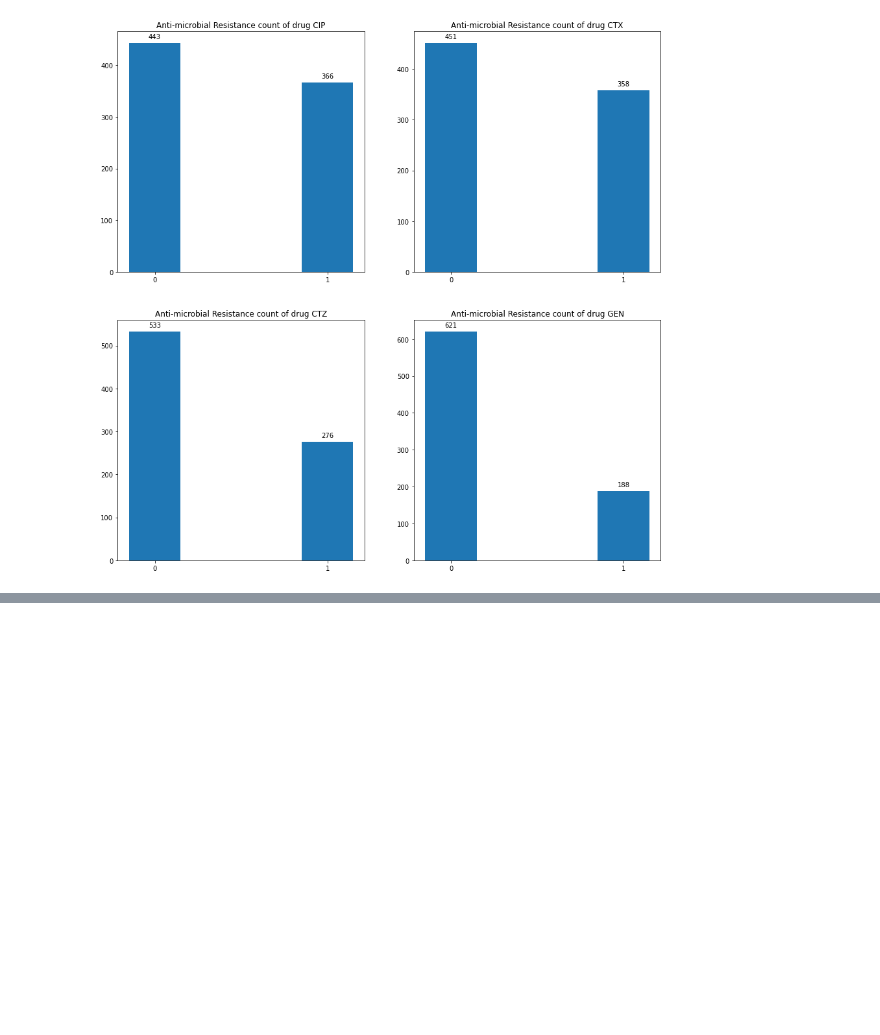
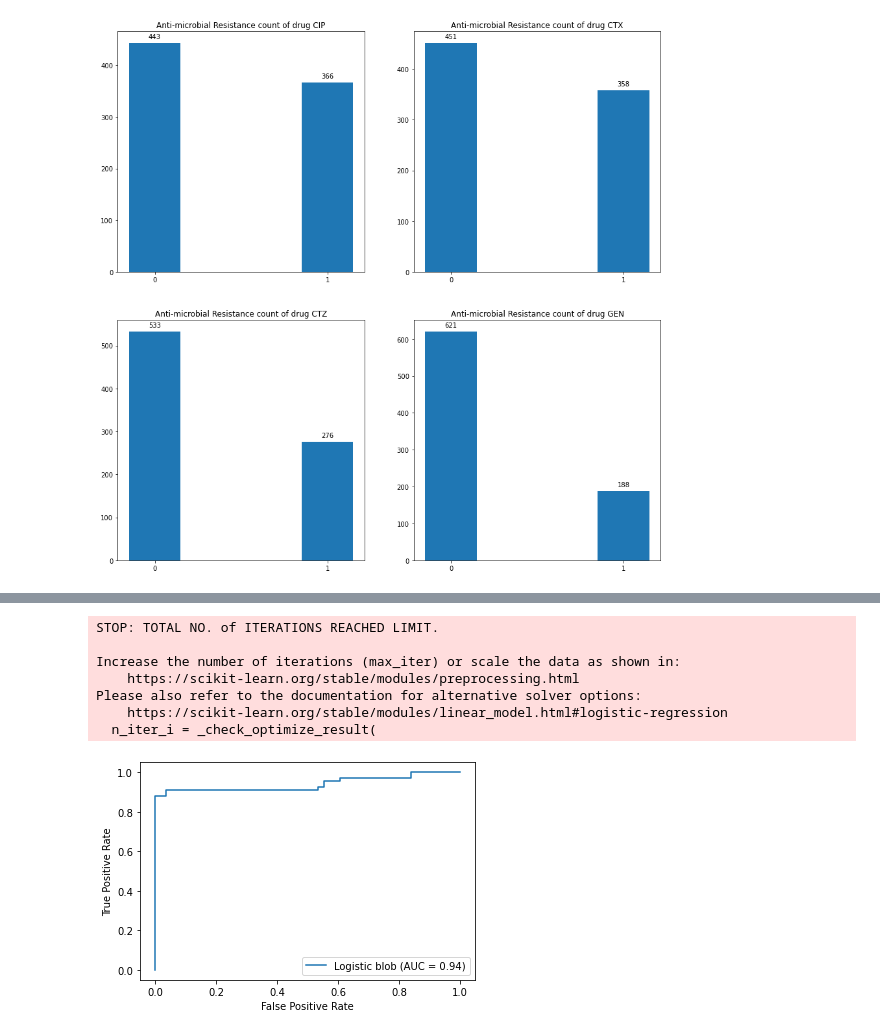
Before and after one commit to VickusWan/CSC869-Finalproject, a Jupyter notebook: VictorUong_part.ipynb, the cells around one changed output, grey strips where cells are left out. Saved outputs shown, nothing was run; the diff lists cells and outputs as text; code cells hidden in the pictures; blank space fills up the shorter version.

```diff
--- a/VictorUong_part.ipynb
+++ b/VictorUong_part.ipynb
@@ -130,0 +147,20 @@ for row_num in range(n_rows):
+# %%
+logit = LogisticRegression()
+logit.fit(X_train, y_train)
+y1_probs_logit = logit.predict_proba(X_test)
+
+fpr_logit, tpr_logit, thresholds_logit = roc_curve(y_test, y1_probs[:, 1])
+
+roc_auc_logit = metrics.auc(fpr_logit, tpr_logit)
+display = metrics.RocCurveDisplay(fpr=fpr_logit, tpr=tpr_logit, roc_auc=roc_auc_logit, estimator_name='Logistic blob')
+display.plot()
+plt.show()
+# %% [output]
+STOP: TOTAL NO. of ITERATIONS REACHED LIMIT.
+
+Increase the number of iterations (max_iter) or scale the data as shown in:
+    https://scikit-learn.org/stable/modules/preprocessing.html
+Please also refer to the documentation for alternative solver options:
+    https://scikit-learn.org/stable/modules/linear_model.html#logistic-regression
+  n_iter_i = _check_optimize_result(
+[figure, added]
```
Also changed, not shown: parts of 22 cells of this notebook.
